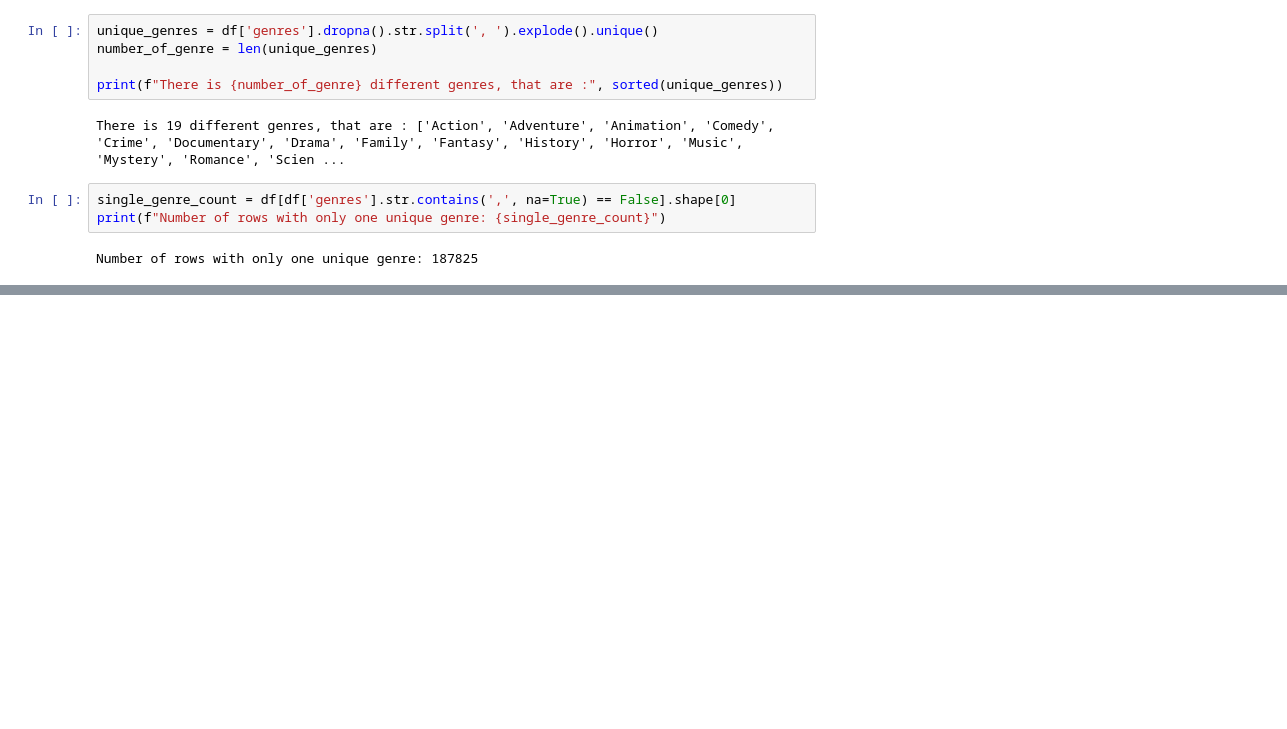
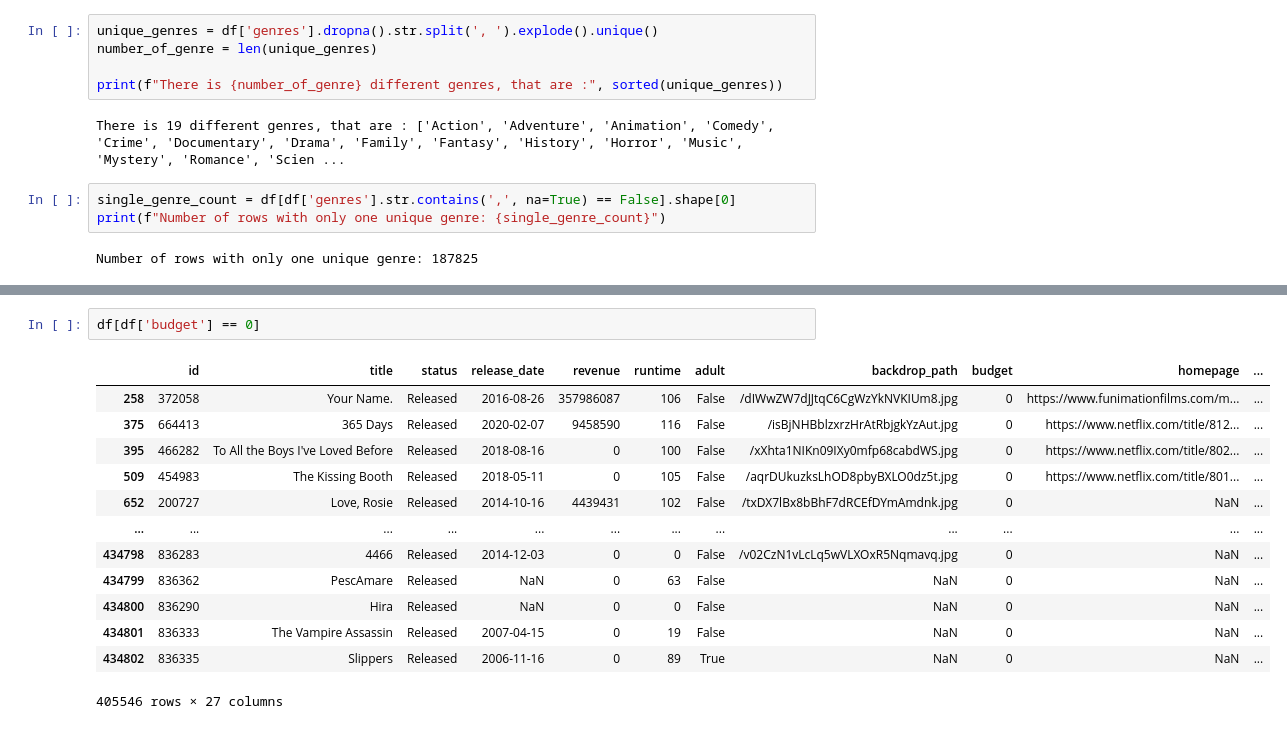
Before and after one commit to adam2504/movie-genre-prediction-naive-bayes, a Jupyter notebook: main.ipynb, the cells around one changed output, grey strips where cells are left out. Saved outputs shown, nothing was run; the diff lists cells and outputs as text; blank space fills up the shorter version.

```diff
--- a/main.ipynb
+++ b/main.ipynb
@@ -91,0 +114,16 @@ df[df['genres'].str.contains(',', na=True) == False]
+# %%
+df[df['budget'] == 0]
+# %% [output]
+|  | id | title | status | release_date | revenue | runtime | adult | backdrop_path | budget | homepage | ... |
+| 258 | 372058 | Your Name. | Released | 2016-08-26 | 357986087 | 106 | False | /dIWwZW7dJJtqC6CgWzYkNVKIUm8.jpg | 0 | https://www.funimationfilms.com/m... | ... |
+| 375 | 664413 | 365 Days | Released | 2020-02-07 | 9458590 | 116 | False | /isBjNHBblzxrzHrAtRbjgkYzAut.jpg | 0 | https://www.netflix.com/title/812... | ... |
+| 395 | 466282 | To All the Boys I've Loved Before | Released | 2018-08-16 | 0 | 100 | False | /xXhta1NIKn09IXy0mfp68cabdWS.jpg | 0 | https://www.netflix.com/title/802... | ... |
+| 509 | 454983 | The Kissing Booth | Released | 2018-05-11 | 0 | 105 | False | /aqrDUkuzksLhOD8pbyBXLO0dz5t.jpg | 0 | https://www.netflix.com/title/801... | ... |
+| 652 | 200727 | Love, Rosie | Released | 2014-10-16 | 4439431 | 102 | False | /txDX7lBx8bBhF7dRCEfDYmAmdnk.jpg | 0 | NaN | ... |
+| ... | ... | ... | ... | ... | ... | ... | ... | ... | ... | ... | ... |
+| 434798 | 836283 | 4466 | Released | 2014-12-03 | 0 | 0 | False | /v02CzN1vLcLq5wVLXOxR5Nqmavq.jpg | 0 | NaN | ... |
+| 434799 | 836362 | PescAmare | Released | NaN | 0 | 63 | False | NaN | 0 | NaN | ... |
+| 434800 | 836290 | Hira | Released | NaN | 0 | 0 | False | NaN | 0 | NaN | ... |
+| 434801 | 836333 | The Vampire Assassin | Released | 2007-04-15 | 0 | 19 | False | NaN | 0 | NaN | ... |
+| 434802 | 836335 | Slippers | Released | 2006-11-16 | 0 | 89 | True | NaN | 0 | NaN | ... |
+405546 rows × 27 columns
```
Also changed, not shown: parts of 10 cells of this notebook.
